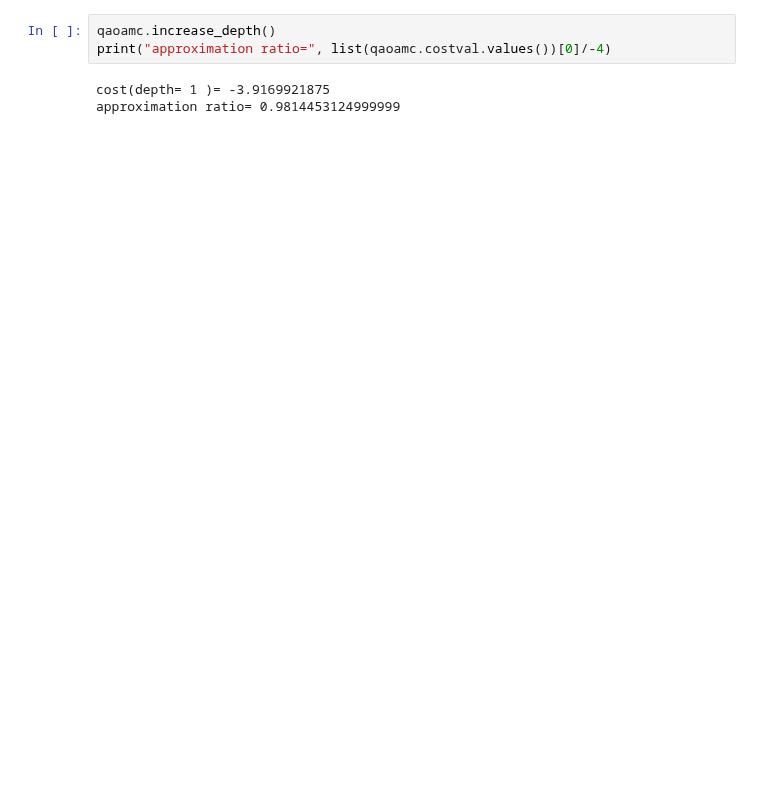
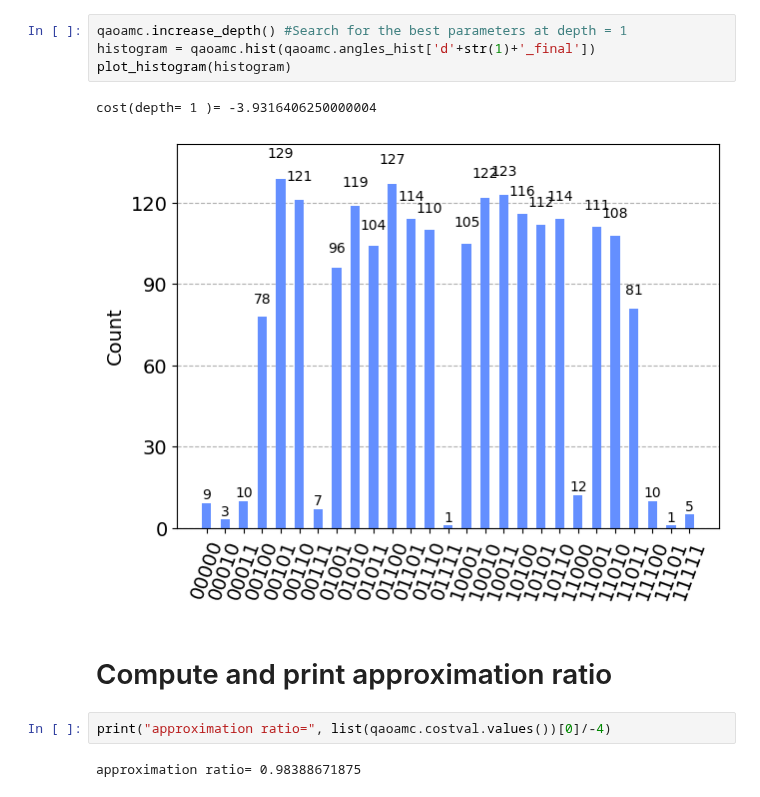
Before and after one commit to OpenQuantumComputing/optimization, a Jupyter notebook: MaxCut/ToyExampleQOA.ipynb, the cells around one changed output. Drawn from its saved outputs; the diff is of its cells as text; blank space fills up the shorter version.

```diff
--- a/MaxCut/ToyExampleQOA.ipynb
+++ b/MaxCut/ToyExampleQOA.ipynb
@@ -75,6 +64,13 @@ Search for the best parameters at depth 1 and print the approximation ratio
 # %%
-qaoamc.increase_depth()
-print("approximation ratio=", list(qaoamc.costval.values())[0]/-4)
+qaoamc.increase_depth() #Search for the best parameters at depth = 1
+histogram = qaoamc.hist(qaoamc.angles_hist['d'+str(1)+'_final'])
+plot_histogram(histogram)
 # %% [output]
-cost(depth= 1 )= -3.9169921875
-approximation ratio= 0.9814453124999999
+cost(depth= 1 )= -3.9316406250000004
+[figure, added]
+# %% [markdown]
+# Compute and print approximation ratio
+# %%
+print("approximation ratio=", list(qaoamc.costval.values())[0]/-4)
+# %% [output]
+approximation ratio= 0.98388671875
```
Also changed, not shown: parts of 10 cells of this notebook, 16 other files.
